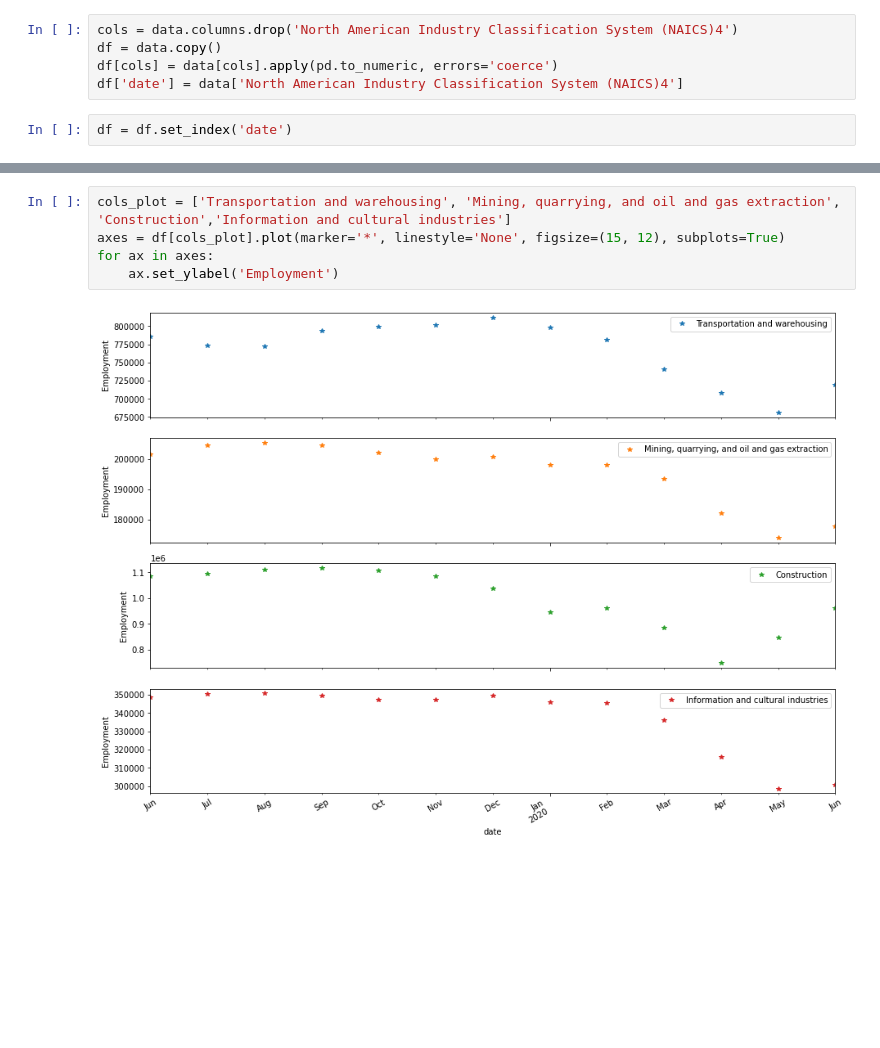
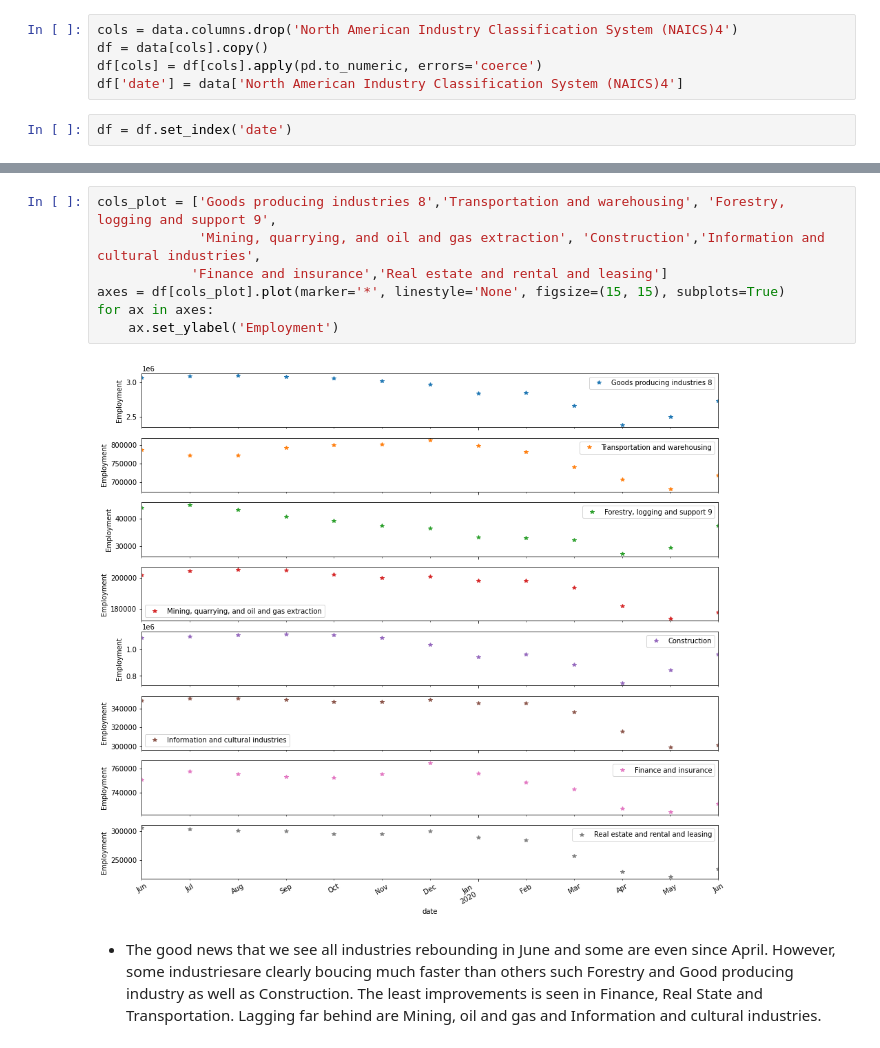
Before and after one commit to dataubc/unemployment_covid19, a Jupyter notebook: main.ipynb, the cells around one changed output, grey strips where cells are left out. Drawn from its saved outputs; the diff is of its cells as text; blank space fills up the shorter version.

```diff
--- a/main.ipynb
+++ b/main.ipynb
@@ -44,7 +81,7 @@ data
 # %%
 cols = data.columns.drop('North American Industry Classification System (NAICS)4')
-df = data.copy()
-df[cols] = data[cols].apply(pd.to_numeric, errors='coerce')
+df = data[cols].copy()
+df[cols] = df[cols].apply(pd.to_numeric, errors='coerce')
 df['date'] = data['North American Industry Classification System (NAICS)4']
 # %%
 df = df.set_index('date')
@@ -94,7 +127,11 @@ Index(['North American Industry Classification System (NAICS)4',
 # %%
-cols_plot = ['Transportation and warehousing', 'Mining, quarrying, and oil and gas extraction', 'Construction','Information and cultural industries']
-axes = df[cols_plot].plot(marker='*', linestyle='None', figsize=(15, 12), subplots=True)
+cols_plot = ['Goods producing industries 8','Transportation and warehousing', 'Forestry, logging and support 9',
+             'Mining, quarrying, and oil and gas extraction', 'Construction','Information and cultural industries',
+            'Finance and insurance','Real estate and rental and leasing']
+axes = df[cols_plot].plot(marker='*', linestyle='None', figsize=(15, 15), subplots=True)
 for ax in axes:
     ax.set_ylabel('Employment')
 # %% [output]
-[figure, old version]
+[figure, new version]
+# %% [markdown]
+- The good news that we see all industries rebounding in June and some are even since April. However, some industriesare clearly boucing much faster than others such Forestry and Good producing industry as well as Construction. The least improvements is seen in Finance, Real State and Transportation. Lagging far behind are Mining, oil and gas and Information and cultural industries.
```
Also changed, not shown: parts of 23 cells of this notebook.
